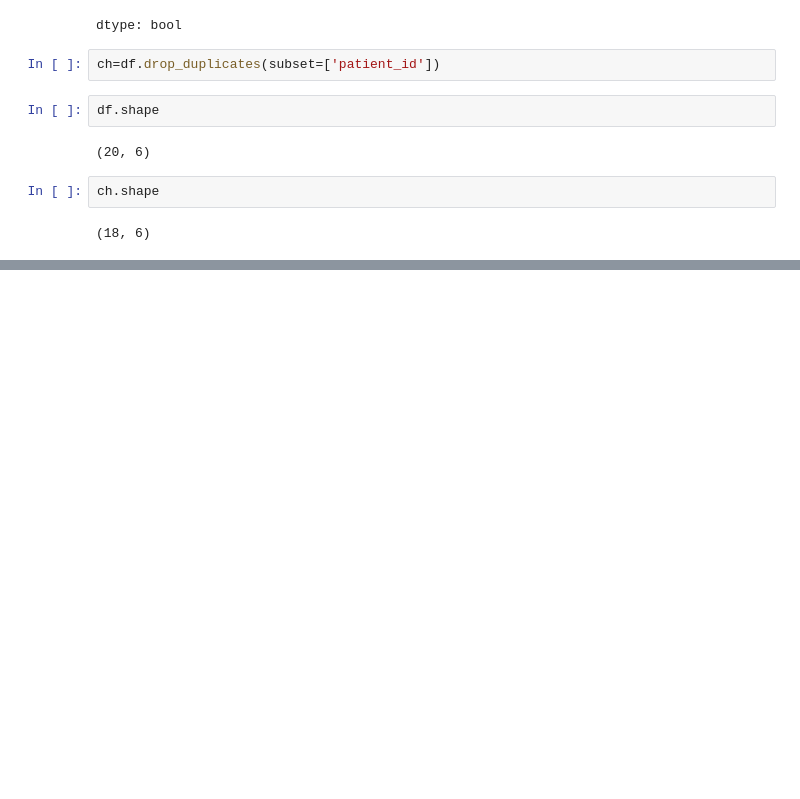
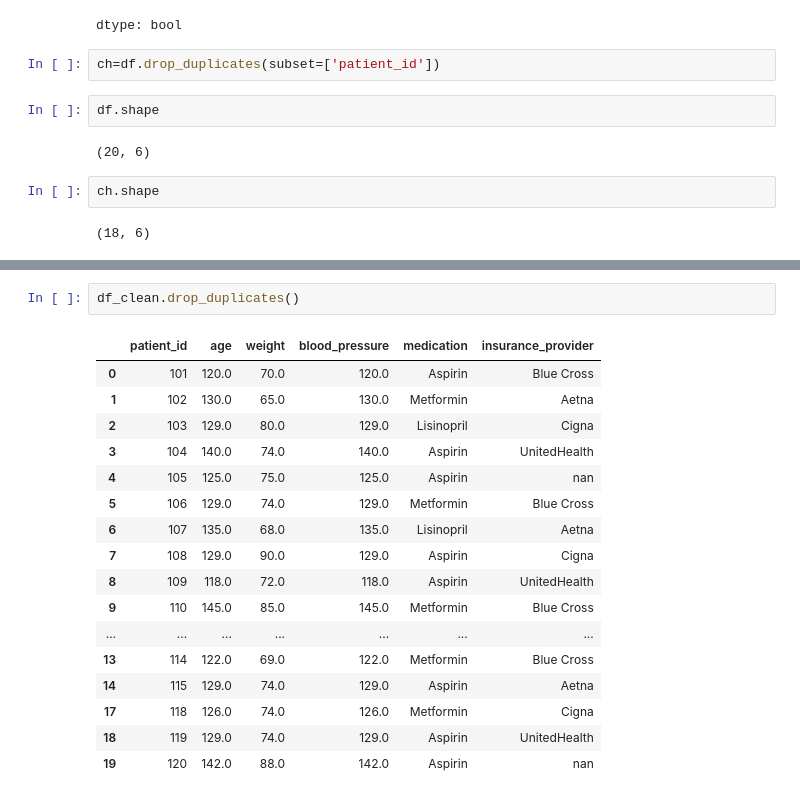
Before and after one commit to muditkumar14/aiml, a Jupyter notebook: Healthcare_Data_Cleaning.ipynb, the cells around one changed output, grey strips where cells are left out. Saved outputs shown, nothing was run; the diff lists cells and outputs as text; blank space fills up the shorter version.

```diff
--- a/Healthcare_Data_Cleaning.ipynb
+++ b/Healthcare_Data_Cleaning.ipynb
@@ -236,0 +319,20 @@ ch.shape
+# %%
+df_clean.drop_duplicates()
+# %% [output]
+|  | patient_id | age | weight | blood_pressure | medication | insurance_provider |
+| 0 | 101 | 120.0 | 70.0 | 120.0 | Aspirin | Blue Cross |
+| 1 | 102 | 130.0 | 65.0 | 130.0 | Metformin | Aetna |
+| 2 | 103 | 129.0 | 80.0 | 129.0 | Lisinopril | Cigna |
+| 3 | 104 | 140.0 | 74.0 | 140.0 | Aspirin | UnitedHealth |
+| 4 | 105 | 125.0 | 75.0 | 125.0 | Aspirin | nan |
+| 5 | 106 | 129.0 | 74.0 | 129.0 | Metformin | Blue Cross |
+| 6 | 107 | 135.0 | 68.0 | 135.0 | Lisinopril | Aetna |
+| 7 | 108 | 129.0 | 90.0 | 129.0 | Aspirin | Cigna |
+| 8 | 109 | 118.0 | 72.0 | 118.0 | Aspirin | UnitedHealth |
+| 9 | 110 | 145.0 | 85.0 | 145.0 | Metformin | Blue Cross |
+| ... | ... | ... | ... | ... | ... | ... |
+| 13 | 114 | 122.0 | 69.0 | 122.0 | Metformin | Blue Cross |
+| 14 | 115 | 129.0 | 74.0 | 129.0 | Aspirin | Aetna |
+| 17 | 118 | 126.0 | 74.0 | 126.0 | Metformin | Cigna |
+| 18 | 119 | 129.0 | 74.0 | 129.0 | Aspirin | UnitedHealth |
+| 19 | 120 | 142.0 | 88.0 | 142.0 | Aspirin | nan |
```
Also changed, not shown: parts of 6 cells of this notebook.
